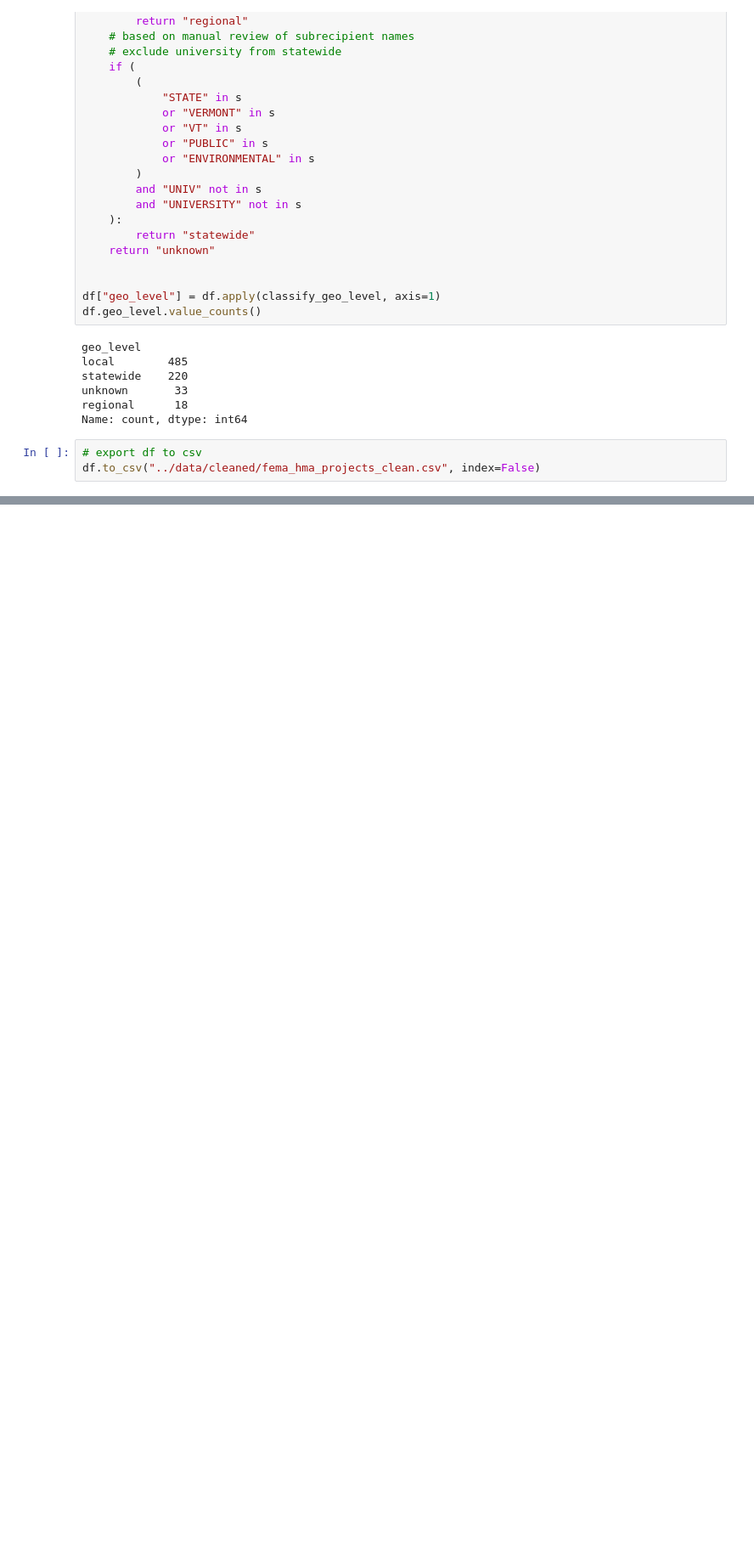
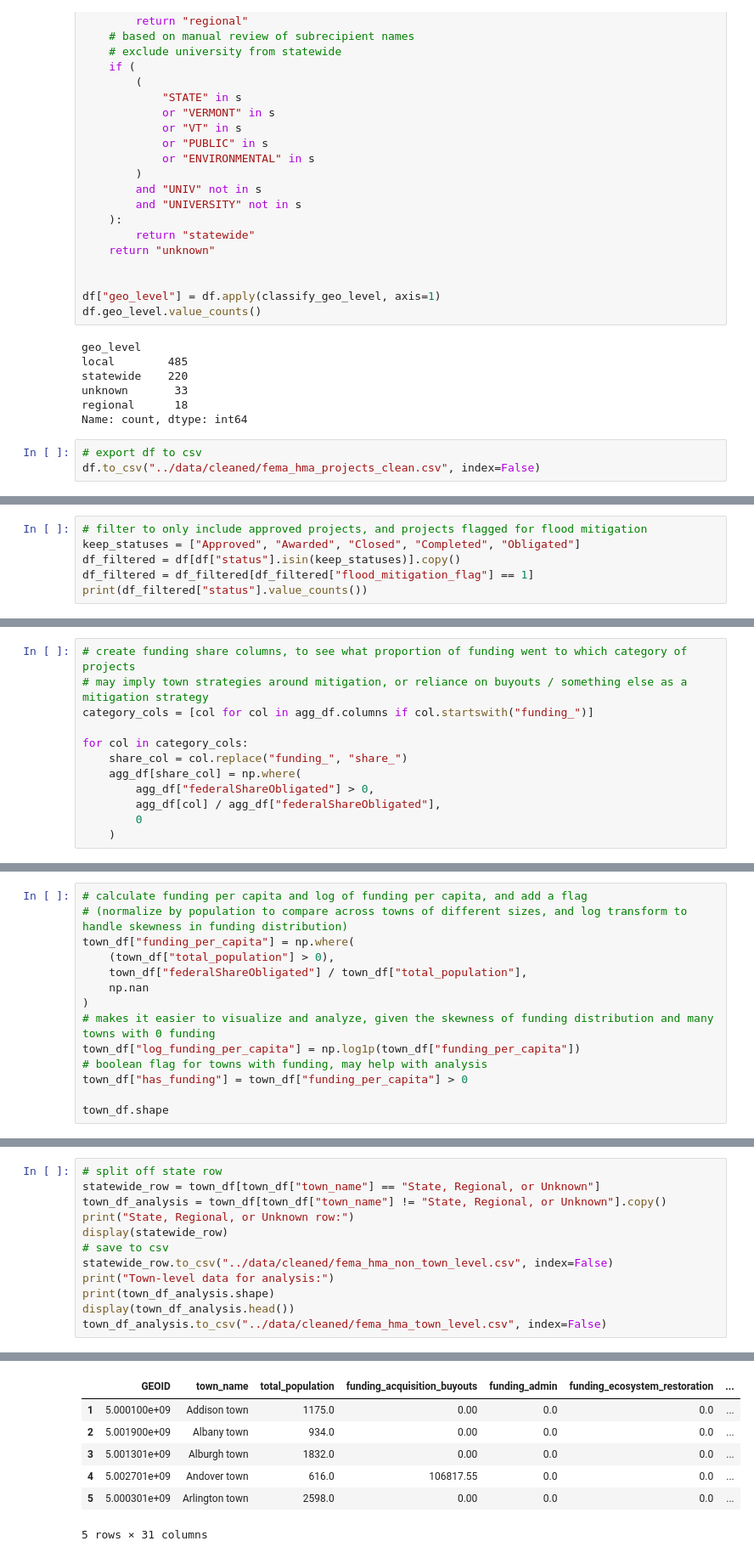
Before and after one commit to jakedurell/hazard-funding-comp, a Jupyter notebook: notebooks/etl_finance.ipynb, the cells around one changed output, grey strips where cells are left out. Shown at 85% size. Saved outputs shown, nothing was run; the diff lists cells and outputs as text; blank space fills up the shorter version.

Commit message:
feat(etl_finance): generate town-level FEMA HMA funding summary

```diff
--- a/notebooks/etl_finance.ipynb
+++ b/notebooks/etl_finance.ipynb
@@ -374,0 +385,6 @@ df.to_csv("../data/cleaned/fema_hma_projects_clean.csv", index=False)
+# %%
+# filter to only include approved projects, and projects flagged for flood mitigation
+keep_statuses = ["Approved", "Awarded", "Closed", "Completed", "Obligated"]
+df_filtered = df[df["status"].isin(keep_statuses)].copy()
+df_filtered = df_filtered[df_filtered["flood_mitigation_flag"] == 1]
+print(df_filtered["status"].value_counts())
@@ -374,0 +476,12 @@ df.to_csv("../data/cleaned/fema_hma_projects_clean.csv", index=False)
+# %%
+# create funding share columns, to see what proportion of funding went to which category of projects
+# may imply town strategies around mitigation, or reliance on buyouts / something else as a mitigation strategy
+category_cols = [col for col in agg_df.columns if col.startswith("funding_")]
+
+for col in category_cols:
+    share_col = col.replace("funding_", "share_")
+    agg_df[share_col] = np.where(
+        agg_df["federalShareObligated"] > 0,
+        agg_df[col] / agg_df["federalShareObligated"],
+        0
+    )
@@ -374,0 +523,14 @@ df.to_csv("../data/cleaned/fema_hma_projects_clean.csv", index=False)
+# %%
+# calculate funding per capita and log of funding per capita, and add a flag
+# (normalize by population to compare across towns of different sizes, and log transform to handle skewness in funding distribution)
+town_df["funding_per_capita"] = np.where(
+    (town_df["total_population"] > 0),
+    town_df["federalShareObligated"] / town_df["total_population"],
+    np.nan
+)
+# makes it easier to visualize and analyze, given the skewness of funding distribution and many towns with 0 funding
+town_df["log_funding_per_capita"] = np.log1p(town_df["funding_per_capita"])
+# boolean flag for towns with funding, may help with analysis
+town_df["has_funding"] = town_df["funding_per_capita"] > 0
+
+town_df.shape
@@ -374,0 +572,13 @@ df.to_csv("../data/cleaned/fema_hma_projects_clean.csv", index=False)
+# %%
+# split off state row
+statewide_row = town_df[town_df["town_name"] == "State, Regional, or Unknown"]
+town_df_analysis = town_df[town_df["town_name"] != "State, Regional, or Unknown"].copy()
+print("State, Regional, or Unknown row:")
+display(statewide_row)
+# save to csv
+statewide_row.to_csv("../data/cleaned/fema_hma_non_town_level.csv", index=False)
+print("Town-level data for analysis:")
+print(town_df_analysis.shape)
+display(town_df_analysis.head())
+town_df_analysis.to_csv("../data/cleaned/fema_hma_town_level.csv", index=False)
+# %% [output]
@@ -374,0 +591,7 @@ df.to_csv("../data/cleaned/fema_hma_projects_clean.csv", index=False)
+|  | GEOID | town_name | total_population | funding_acquisition_buyouts | funding_admin | funding_ecosystem_restoration | ... |
+| 1 | 5.000100e+09 | Addison town | 1175.0 | 0.00 | 0.0 | 0.0 | ... |
+| 2 | 5.001900e+09 | Albany town | 934.0 | 0.00 | 0.0 | 0.0 | ... |
+| 3 | 5.001301e+09 | Alburgh town | 1832.0 | 0.00 | 0.0 | 0.0 | ... |
+| 4 | 5.002701e+09 | Andover town | 616.0 | 106817.55 | 0.0 | 0.0 | ... |
+| 5 | 5.000301e+09 | Arlington town | 2598.0 | 0.00 | 0.0 | 0.0 | ... |
+5 rows × 31 columns
```
Also changed, not shown: parts of 25 cells of this notebook, 1 other file.
